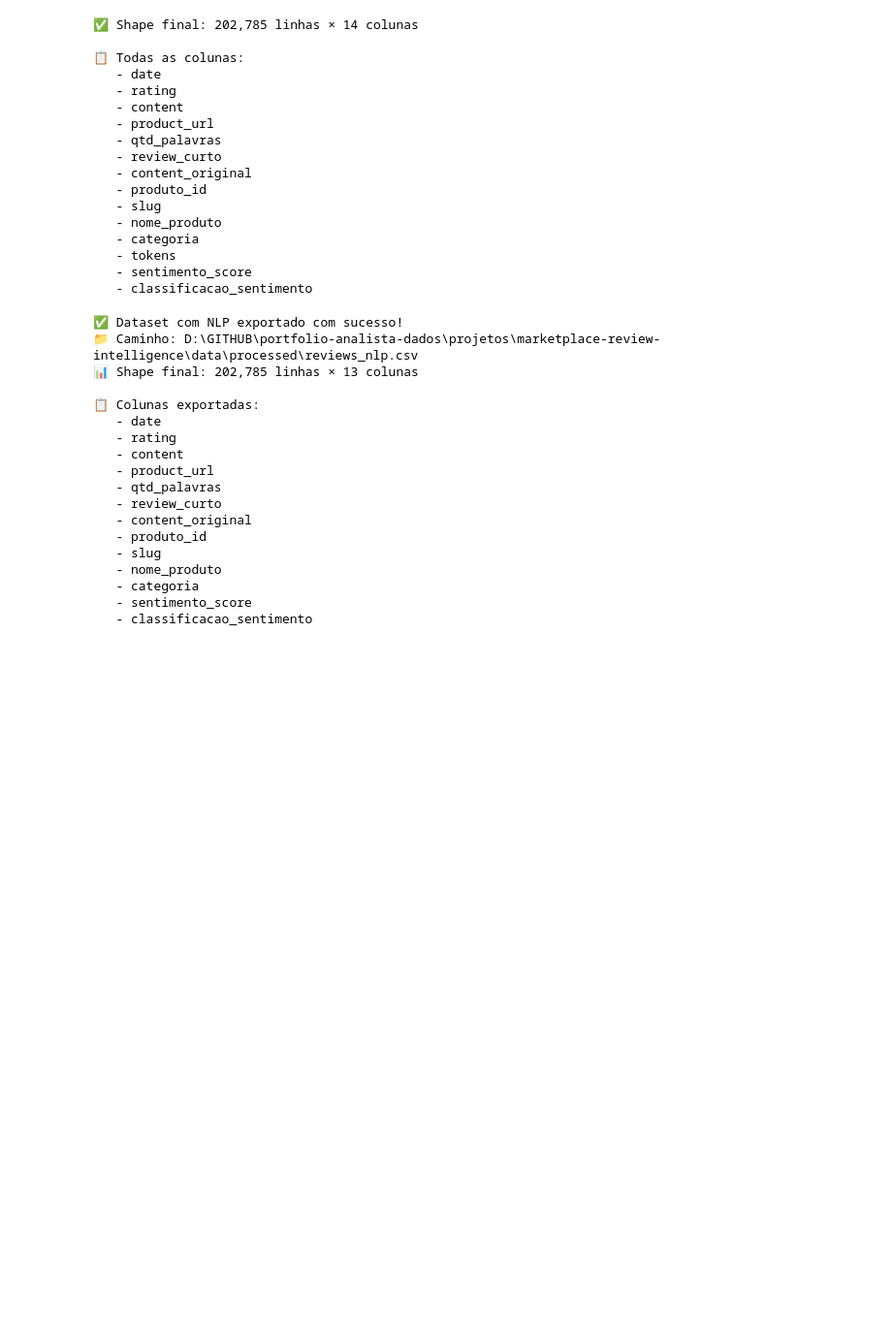
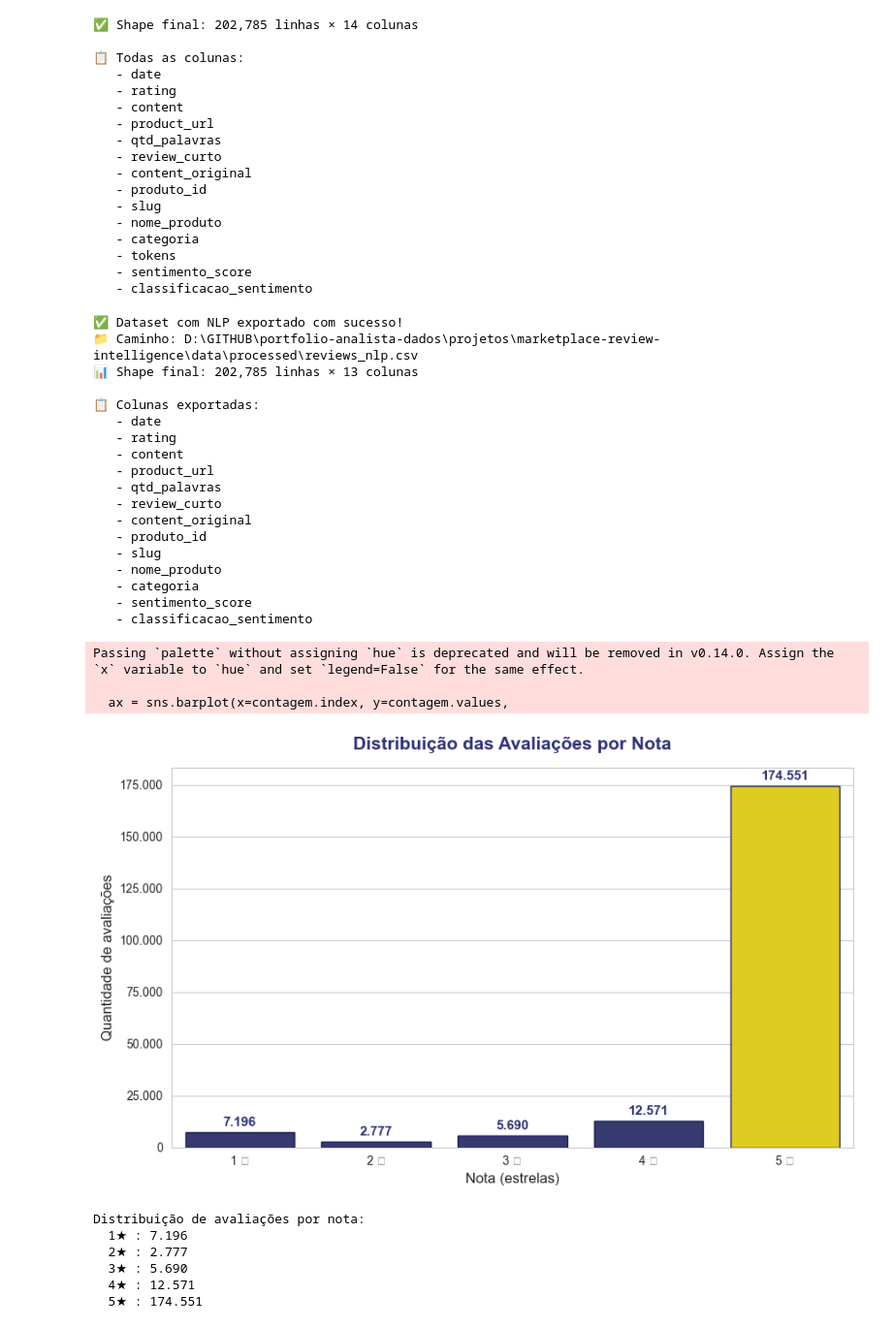
Before and after one commit to edimilsonbraz/portfolio-analista-dados, a Jupyter notebook: projetos/marketplace-review-intelligence/notebooks/04_nlp_sentimento.ipynb, the cells around one changed output. Shown at 97% size. Saved outputs shown, nothing was run; the diff lists cells and outputs as text; code cells hidden in the pictures; blank space fills up the shorter version.

Commit message:
:memo: Add Readme and pictures

```diff
--- a/projetos/marketplace-review-intelligence/notebooks/04_nlp_sentimento.ipynb
+++ b/projetos/marketplace-review-intelligence/notebooks/04_nlp_sentimento.ipynb
@@ -681,3 +681,63 @@ for col in df_export.columns:
    - categoria
    - sentimento_score
    - classificacao_sentimento
+# %%
+# ============================================================
+# Gráfico — Distribuição das avaliações por nota (1 a 5)
+# Para o README: assets/05_distribuicao_notas.png
+# ============================================================
+
+import matplotlib.pyplot as plt
+import seaborn as sns
+
+sns.set_style("whitegrid")
+plt.figure(figsize=(9, 5.5))
+
+# Contagem de avaliações por nota (ordenada de 1 a 5)
+contagem = df["rating"].value_counts().sort_index()
+
+# Paleta Mercado Livre: azul nas notas 1-4, amarelo destacando a nota 5 (dominante)
+cores = ["#2D3277", "#2D3277", "#2D3277", "#2D3277", "#FFE600"]
+
+ax = sns.barplot(x=contagem.index, y=contagem.values,
+                 palette=cores, edgecolor="#1E2257")
+
+# Rótulo com o valor em cima de cada barra (formato 1.234)
+for i, valor in enumerate(contagem.values):
+    ax.text(i, valor + contagem.values.max() * 0.01,
+            f"{valor:,}".replace(",", "."),
+            ha="center", va="bottom",
+            fontsize=11, fontweight="bold", color="#2D3277")
+
+# Títulos e eixos
+plt.title("Distribuição das Avaliações por Nota",
+          fontsize=15, fontweight="bold", color="#2D3277", pad=15)
+plt.xlabel("Nota (estrelas)", fontsize=12)
+plt.ylabel("Quantidade de avaliações", fontsize=12)
+plt.xticks(range(5), ["1 ★", "2 ★", "3 ★", "4 ★", "5 ★"])
+
+# Eixo Y com separador de milhar (1.234 em vez de 1234)
+ax.yaxis.set_major_formatter(
+    plt.FuncFormatter(lambda x, p: f"{int(x):,}".replace(",", ".")))
+
+plt.tight_layout()
+
+# Salva na pasta assets (ajuste o caminho se rodar de outro diretório)
+plt.savefig("../assets/05_distribuicao_notas.png", dpi=150, bbox_inches="tight")
+plt.show()
+
+# Confirmação dos valores
+print("Distribuição de avaliações por nota:")
+for nota, qtd in contagem.items():
+    print(f"  {nota}★ : {qtd:,}".replace(",", "."))
+# %% [output]
+Passing `palette` without assigning `hue` is deprecated and will be removed in v0.14.0. Assign the `x` variable to `hue` and set `legend=False` for the same effect.
+
+  ax = sns.barplot(x=contagem.index, y=contagem.values,
+[figure, added]
+Distribuição de avaliações por nota:
+  1★ : 7.196
+  2★ : 2.777
+  3★ : 5.690
+  4★ : 12.571
+  5★ : 174.551
```
Also changed, not shown: parts of 1 cell of this notebook, 12 other files.
